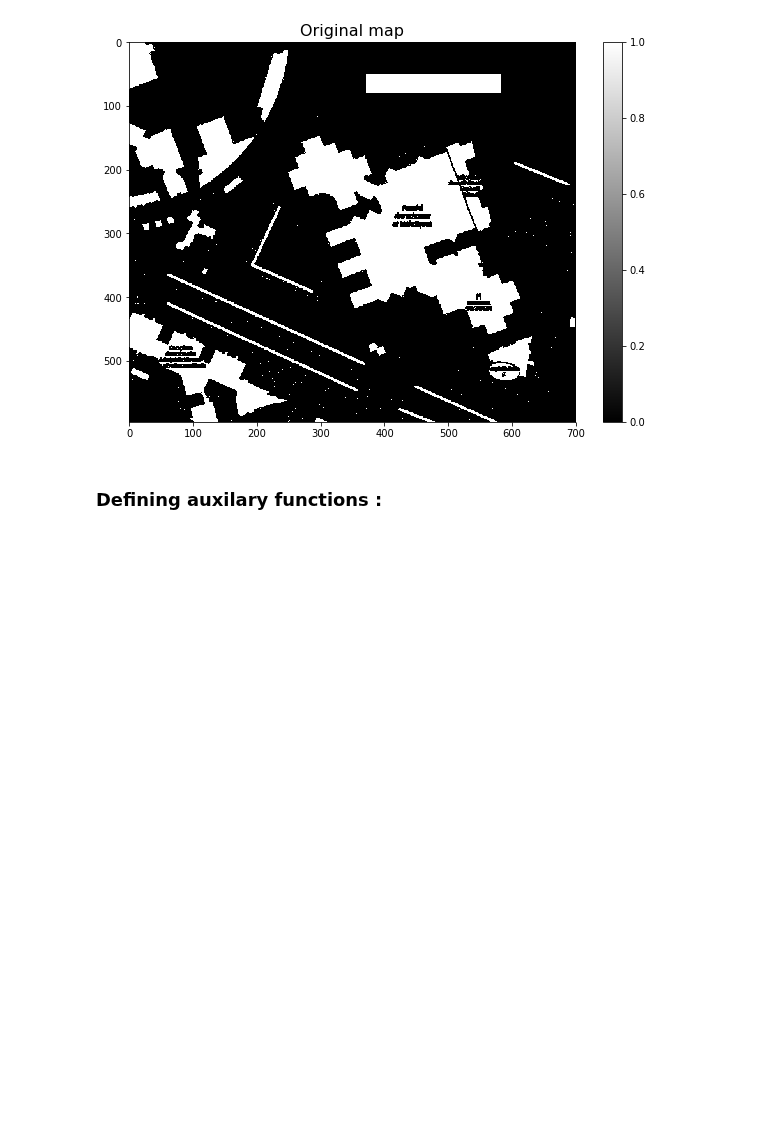
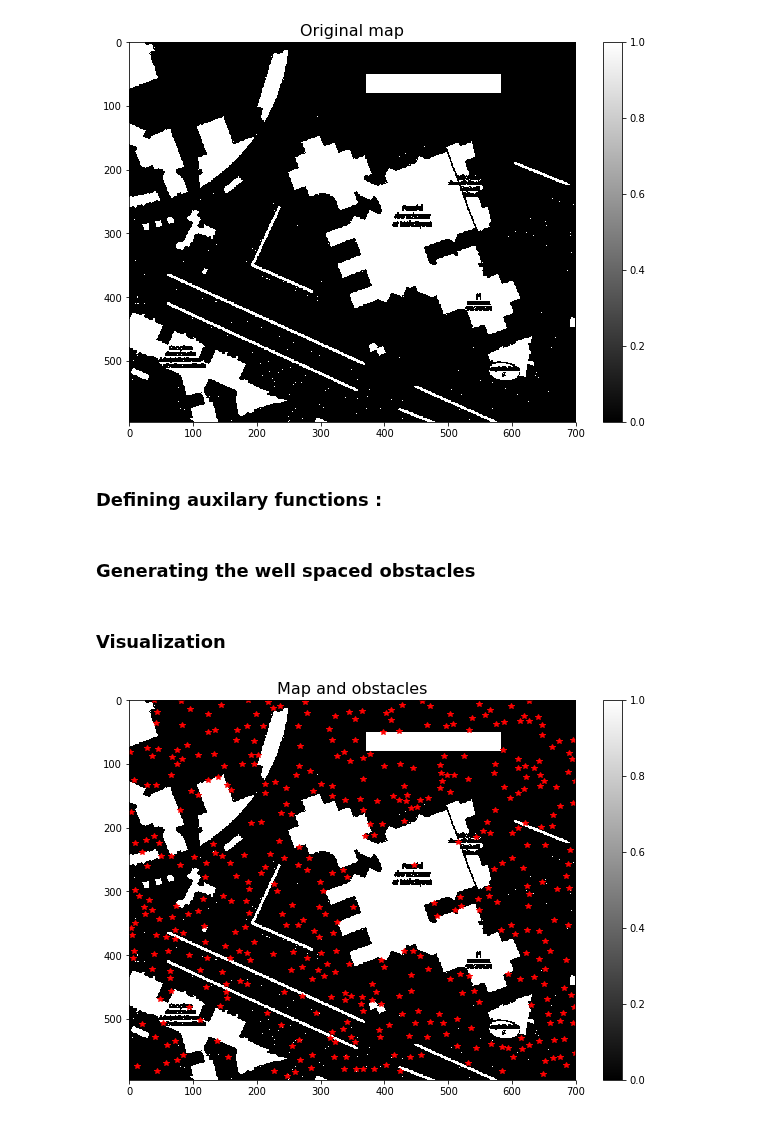
Before and after one commit to A-EL-YAAGOUBI/ML, a Jupyter notebook: OutDoorPathFinding/OutdoorPathFinding.ipynb, the cells around one changed output. Saved outputs shown, nothing was run; the diff lists cells and outputs as text; code cells hidden in the pictures; blank space fills up the shorter version.

Commit message:
Generating artificial random obstacles

```diff
--- a/OutDoorPathFinding/OutdoorPathFinding.ipynb
+++ b/OutDoorPathFinding/OutdoorPathFinding.ipynb
@@ -88,3 +88,20 @@ def getGraphNodes(associationMap):
                 classes.add(associationMap[neighbor])
             if len(classes) >= 3:
                 yield ((i, j), classes)
+# %% [markdown]
+### Generating the well spaced obstacles
+# %%
+points = getPoints(450)
+# %% [markdown]
+### Visualization
+# %%
+plt.figure(figsize=(10, 10))
+plt.title('Map and obstacles', fontsize=16)
+plt.imshow(myMap, cmap='gray')
+plt.colorbar(shrink=0.7)
+for i, j in points:
+    plt.plot(j, i, 'r*')
+plt.savefig('mapAndObstacles.png')
+plt.show()
+# %% [output]
+[figure, added]
```
Also changed, not shown: parts of 1 cell of this notebook.
